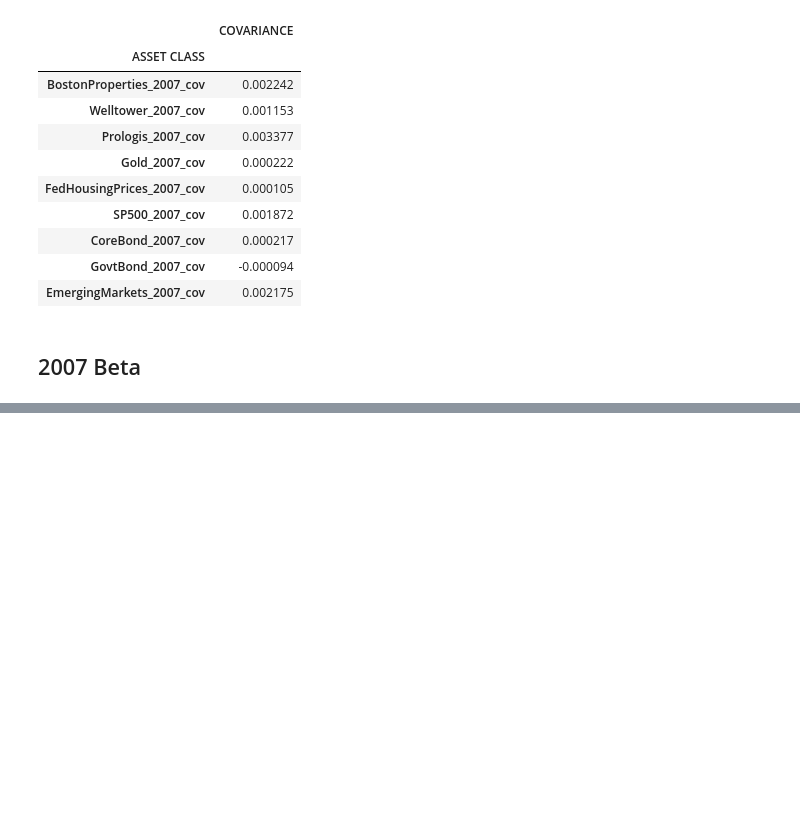
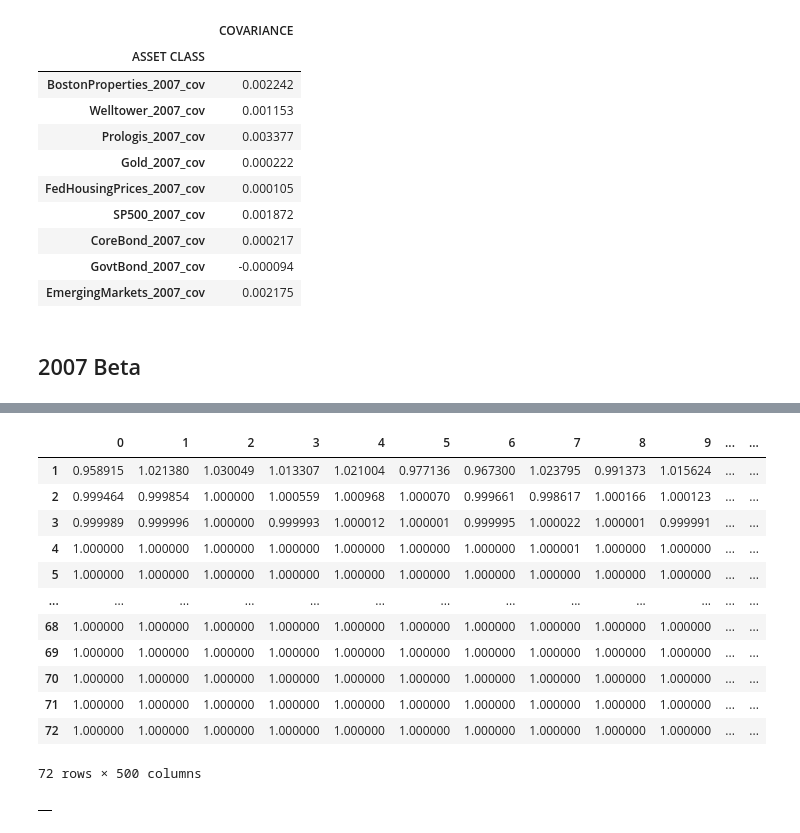
Before and after one commit to Tedmcm/GROUP1-Project, a Jupyter notebook: PROJECT_1_CSVS/MasterNotebook.ipynb, the cells around one changed output, grey strips where cells are left out. Drawn from its saved outputs; the diff is of its cells as text; code cells hidden in the pictures; blank space fills up the shorter version.

```diff
--- a/PROJECT_1_CSVS/MasterNotebook.ipynb
+++ b/PROJECT_1_CSVS/MasterNotebook.ipynb
@@ -1291,0 +1430,4 @@ covariance_df_2007_1.head(9)
+# %%
+# Save the last day's closing price
+gold_2014_last_price = combined_port_2014['GOLD_2014'][-1]
+em_2014_last_price = combined_port_2014['EMERGING MARKETS_2014'][-1]
@@ -1291,0 +1484,57 @@ covariance_df_2007_1.head(9)
+# %%
+# Run the simulation of projecting stock prices for the next trading year, `500` times
+portfolio_cumulative_returns = pd.DataFrame()
+for n in range(num_simulations):
+
+    # Initialize the simulated prices list with the last closing price of `GOLD` and `EMERGING MARKETS`
+    simulated_gold_prices = [gold_2014_last_price]
+    simulated_em_prices = [em_2014_last_price]
+
+    # Simulate the returns for 12 months
+    for i in range(num_trading_months):
+
+        # Calculate the simulated price using the last price within the list
+        simulated_spy_price = simulated_spy_prices[-1] * (1 + np.random.normal(avg_daily_return_spy, daily_vol_spy))
+        simulated_agg_price = simulated_agg_prices[-1] * (1 + np.random.normal(avg_daily_return_agg, daily_vol_agg))
+        #simulated_gold_prices.append(simulated_gold_prices[-1] * (1 + np.random.normal(monthly_returns_gold_2014, std_dev_daily_return_gold_2014)))
+        #simulated_em_prices.append(simulated_em_prices[-1] * (1 + np.random.normal(monthly_returns_em_2014, std_dev_daily_return_em_2014)))
+
+        # Append the simulated price to the list
+        # simulated_gold_prices.append(simulated_gold_price)
+        # simulated_em_prices.append(simulated_em_price)
+
+    # Append the simulated prices of each simulation to DataFrame
+    simulated_price_2014_df["GOLD_2014 prices"] = pd.Series(simulated_gold_prices)
+    simulated_price_2014_df["EMERGING MARKETS_2014 prices"] = pd.Series(simulated_em_prices)
+
+    # Calculate the monthly returns of simulated prices
+    simulated_monthly_returns = simulated_price_2014_df.pct_change()
+
+    # Set the portfolio weights (50% GOLD; 50% EMERGING MARKETS)
+    weights = [0.50, 0.50]
+
+    # Use the `dot` function with the weights to multiply weights with each column's simulated daily returns
+    portfolio_monthly_returns = simulated_monthly_returns.dot(weights)
+    # Calculate the normalized, cumulative return series
+    portfolio_cumulative_returns[n] = (1+(portfolio_monthly_returns.dropna().cumprod()))
+
+# Print records from the DataFrame
+portfolio_cumulative_returns
+# %% [output]
+|  | 0 | 1 | 2 | 3 | 4 | 5 | 6 | 7 | 8 | 9 | ... | ... |
+| 1 | 0.958915 | 1.021380 | 1.030049 | 1.013307 | 1.021004 | 0.977136 | 0.967300 | 1.023795 | 0.991373 | 1.015624 | ... | ... |
+| 2 | 0.999464 | 0.999854 | 1.000000 | 1.000559 | 1.000968 | 1.000070 | 0.999661 | 0.998617 | 1.000166 | 1.000123 | ... | ... |
+| 3 | 0.999989 | 0.999996 | 1.000000 | 0.999993 | 1.000012 | 1.000001 | 0.999995 | 1.000022 | 1.000001 | 0.999991 | ... | ... |
+| 4 | 1.000000 | 1.000000 | 1.000000 | 1.000000 | 1.000000 | 1.000000 | 1.000000 | 1.000001 | 1.000000 | 1.000000 | ... | ... |
+| 5 | 1.000000 | 1.000000 | 1.000000 | 1.000000 | 1.000000 | 1.000000 | 1.000000 | 1.000000 | 1.000000 | 1.000000 | ... | ... |
+| ... | ... | ... | ... | ... | ... | ... | ... | ... | ... | ... | ... | ... |
+| 68 | 1.000000 | 1.000000 | 1.000000 | 1.000000 | 1.000000 | 1.000000 | 1.000000 | 1.000000 | 1.000000 | 1.000000 | ... | ... |
+| 69 | 1.000000 | 1.000000 | 1.000000 | 1.000000 | 1.000000 | 1.000000 | 1.000000 | 1.000000 | 1.000000 | 1.000000 | ... | ... |
+| 70 | 1.000000 | 1.000000 | 1.000000 | 1.000000 | 1.000000 | 1.000000 | 1.000000 | 1.000000 | 1.000000 | 1.000000 | ... | ... |
+| 71 | 1.000000 | 1.000000 | 1.000000 | 1.000000 | 1.000000 | 1.000000 | 1.000000 | 1.000000 | 1.000000 | 1.000000 | ... | ... |
+| 72 | 1.000000 | 1.000000 | 1.000000 | 1.000000 | 1.000000 | 1.000000 | 1.000000 | 1.000000 | 1.000000 | 1.000000 | ... | ... |
+72 rows × 500 columns
+# %%
+portfolio_cumulative_returns.head()
+# %% [output]
+|  |
```
Also changed, not shown: parts of 29 cells of this notebook, 2 other files.
